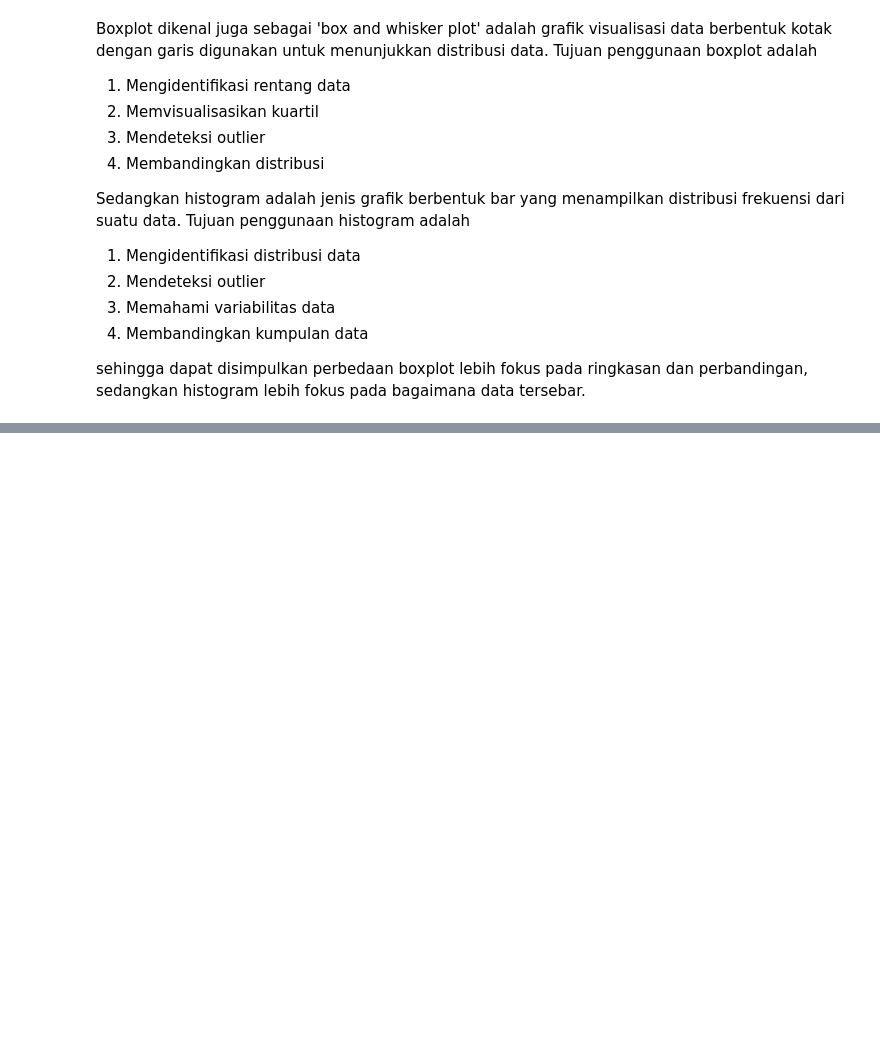
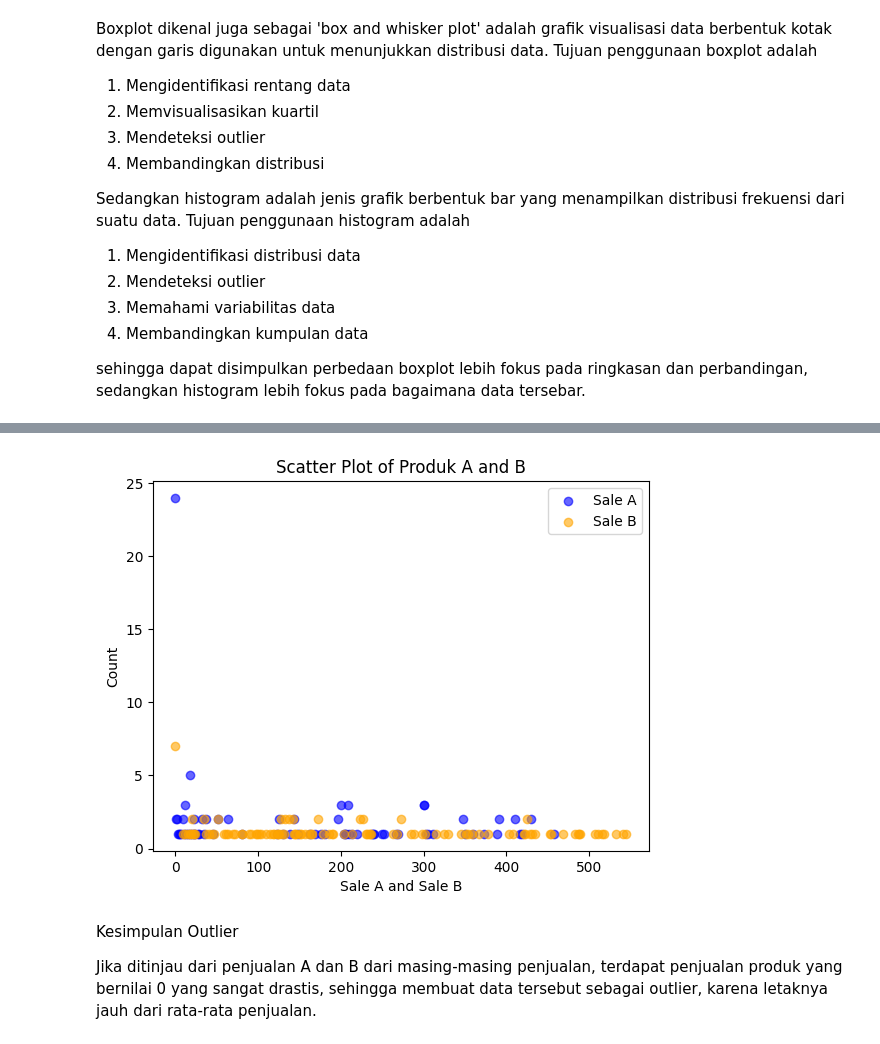
Before and after one commit to ardhptr21/StatProb, a Jupyter notebook: tasks/Coding Task 1.ipynb, the cells around one changed output, grey strips where cells are left out. Drawn from its saved outputs; the diff is of its cells as text; code cells hidden in the pictures; blank space fills up the shorter version.

```diff
--- a/tasks/Coding Task 1.ipynb
+++ b/tasks/Coding Task 1.ipynb
@@ -364,0 +393,18 @@ sehingga dapat disimpulkan perbedaan boxplot lebih fokus pada ringkasan dan perb
+# %%
+
+plt.scatter(count_series_a.index, count_series_a.values, label='Sale A', color='blue', alpha=0.6)
+plt.scatter(count_series_b.index, count_series_b.values, label='Sale B', color='orange', alpha=0.6)
+
+plt.title('Scatter Plot of Produk A and B')
+plt.xlabel('Sale A and Sale B')
+plt.ylabel('Count')
+
+plt.legend()
+
+plt.show()
+# %% [output]
+[figure, added]
+# %% [markdown]
+Kesimpulan Outlier
+
+Jika ditinjau dari penjualan A dan B dari masing-masing penjualan, terdapat penjualan produk yang bernilai 0 yang sangat drastis, sehingga membuat data tersebut sebagai outlier, karena letaknya jauh dari rata-rata penjualan.
```
Also changed, not shown: parts of 3 cells of this notebook.
